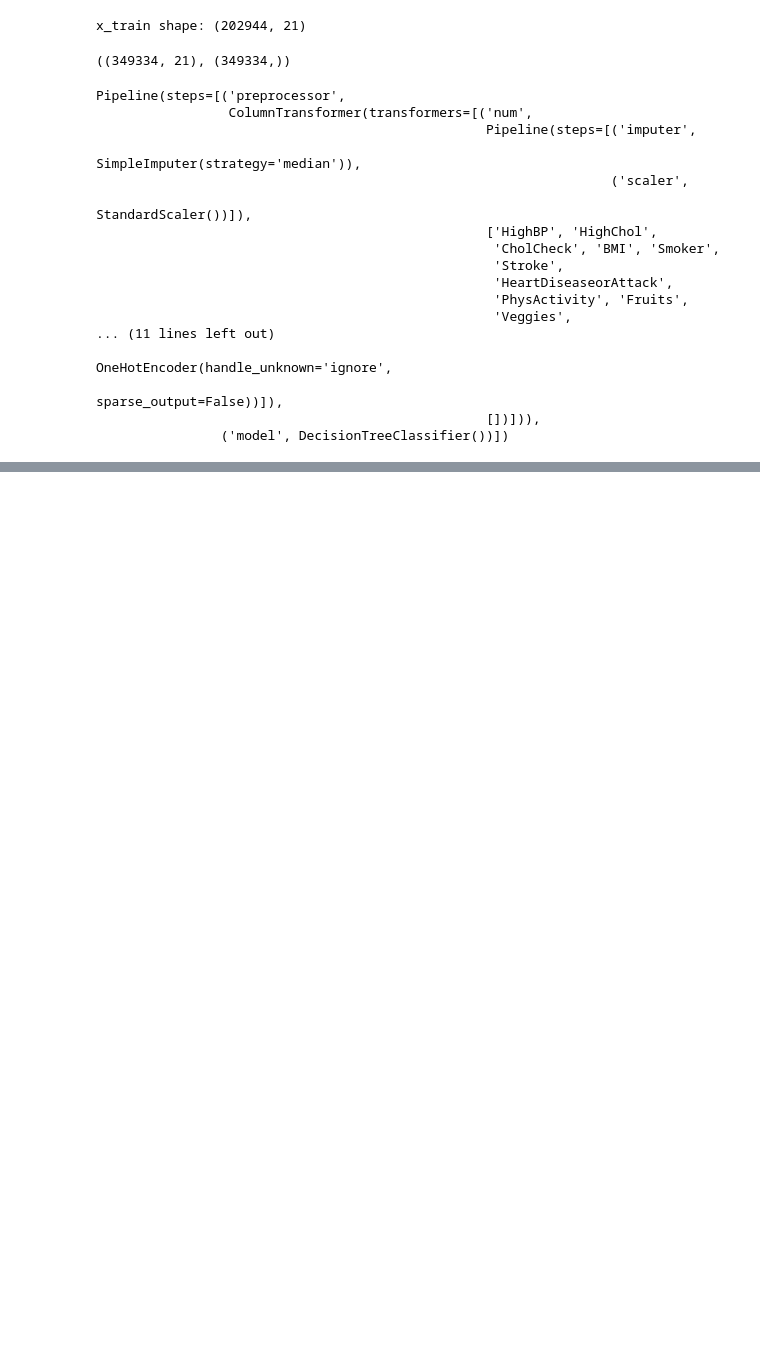
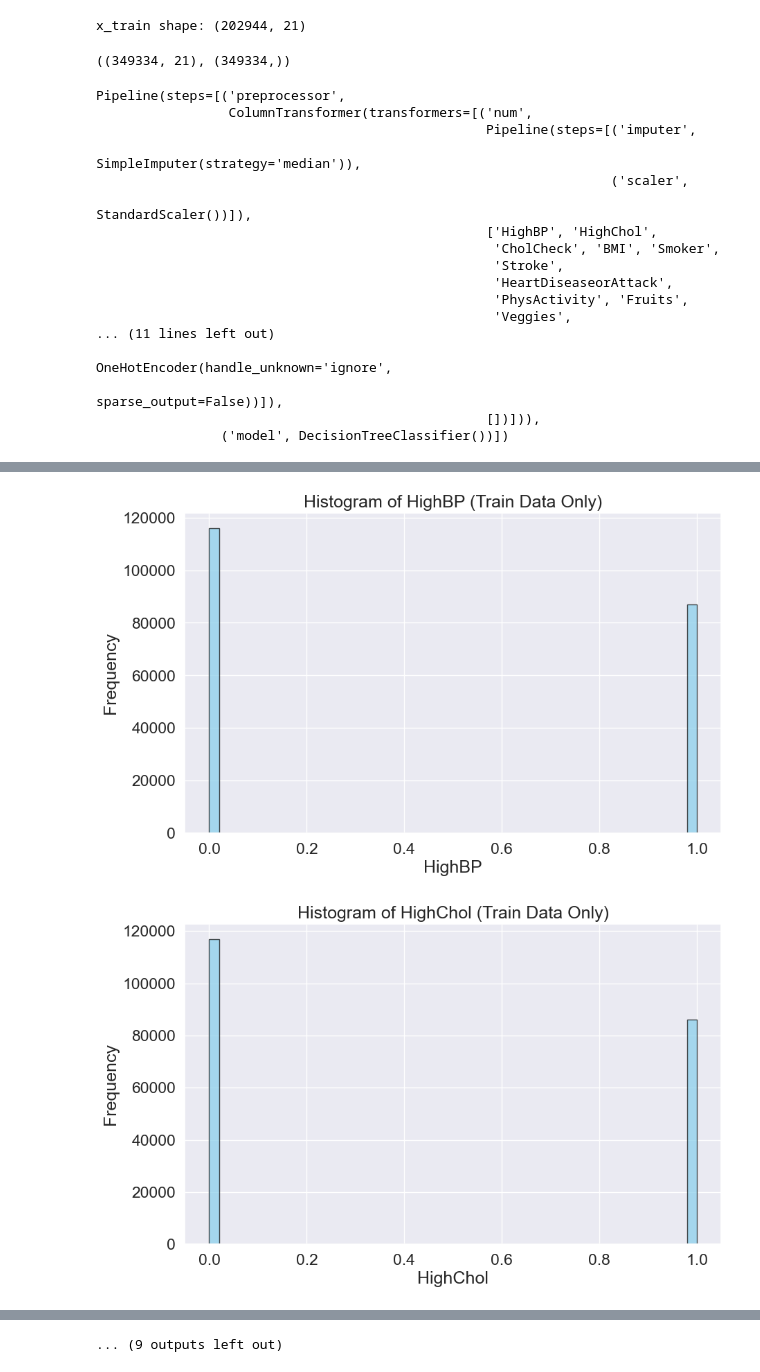
Before and after one commit to SulbenS/MaskinL-ringOppgaver, a Jupyter notebook: Oppgave2.ipynb, the cells around one changed output, grey strips where cells are left out. Drawn from its saved outputs; the diff is of its cells as text; code cells hidden in the pictures; blank space fills up the shorter version.

```diff
--- a/Oppgave2.ipynb
+++ b/Oppgave2.ipynb
@@ -273,0 +308,16 @@ weighted avg       0.81      0.80      0.80     50736
+# %%
+numeric_df = dfTrain.select_dtypes(include='number')
+numeric_cols = numeric_df.columns
+
+for col in numeric_cols:
+    if col != 'Diabetes_binary':  # Skip target column (already shown as scatter target)
+        plt.figure(figsize=(10, 6))
+        plt.hist(dfTrain[col], bins=50, color='skyblue', edgecolor='black', alpha=0.7)
+        plt.xlabel(col)
+        plt.ylabel('Frequency')
+        plt.title(f'Histogram of {col} (Train Data Only)')
+        plt.grid(True)
+        plt.show()
+# %% [output]
+[figure, added]
+[figure, added]
@@ -273,0 +334 @@ weighted avg       0.81      0.80      0.80     50736
+... (9 outputs left out)
```
Also changed, not shown: parts of 4 cells of this notebook.
